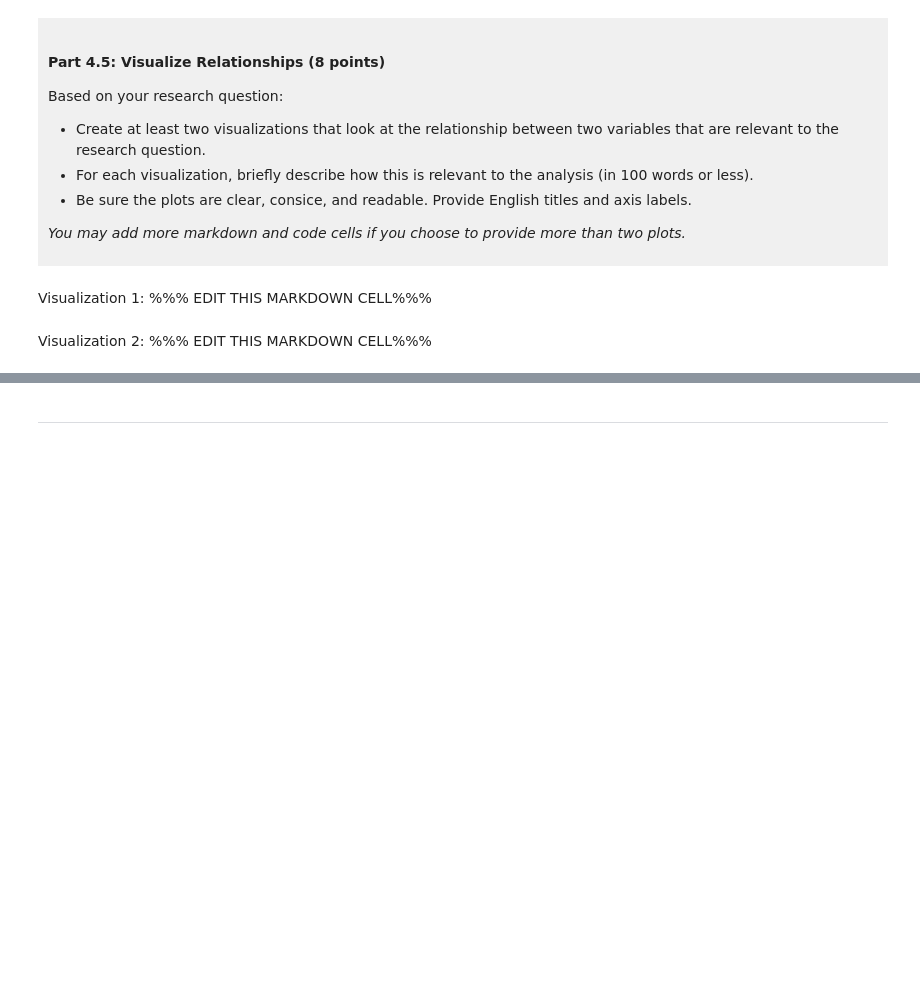
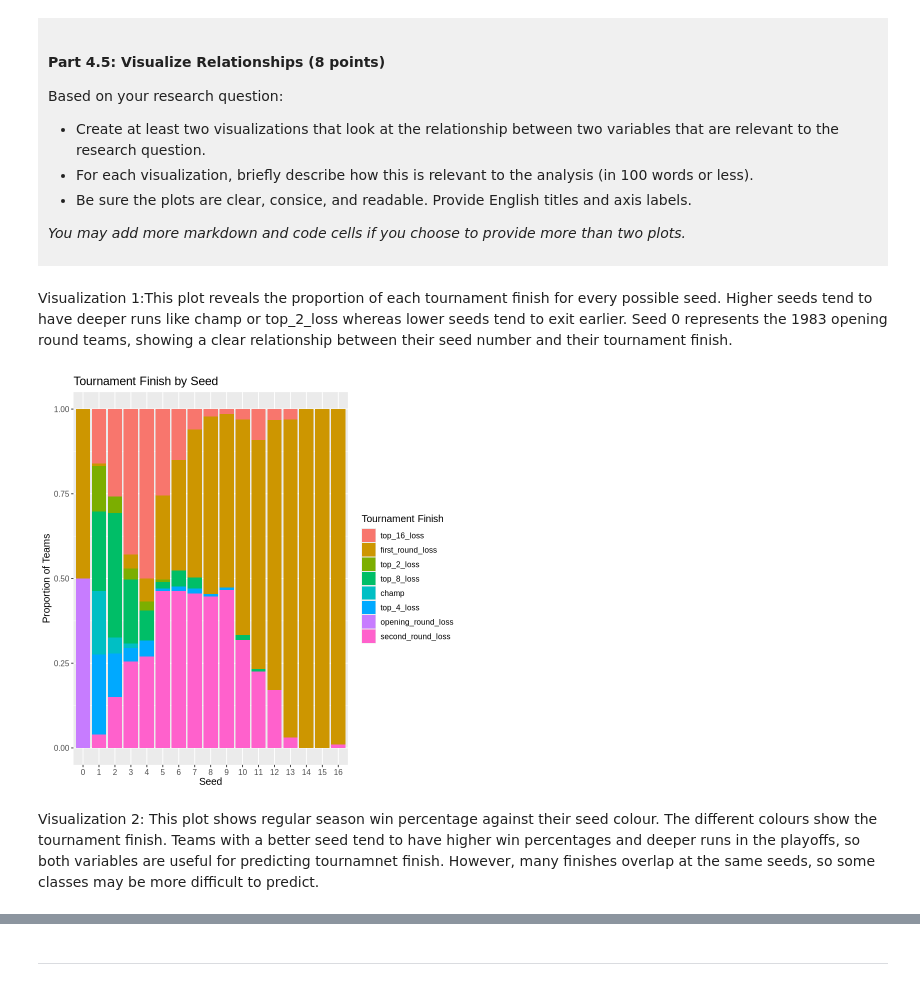
Before and after one commit to jacobntpoon/dsci-100-project-Jacob-Poon, a Jupyter notebook: dsci-100-project-notebook.ipynb, the cells around one changed output, grey strips where cells are left out. Cells and saved outputs as stored; diff of their text form; code cells hidden in the pictures; blank space fills up the shorter version.

```diff
--- a/dsci-100-project-notebook.ipynb
+++ b/dsci-100-project-notebook.ipynb
@@ -324,9 +375,17 @@ Based on your research question:
 *You may add more markdown and code cells if you choose to provide more than two plots.*
 </div>
 # %% [markdown]
-Visualization 1: %%% EDIT THIS MARKDOWN CELL%%%
+Visualization 1:This plot reveals the proportion of each tournament finish for every possible seed. Higher seeds tend to have deeper runs like champ or top_2_loss whereas lower seeds tend to exit earlier. Seed 0 represents the 1983 opening round teams, showing a clear relationship between their seed number and their tournament finish.
 # %%
-### EDIT THIS CODE CELL FOR VISUALIZATION 1###
+ggplot(march_tidy, aes(x = as_factor(seed), fill = tourney_finish)) +
+  geom_bar(position = "fill") +
+  labs(x = "Seed",
+       y = "Proportion of Teams",
+       fill = "Tournament Finish",
+       title = "Tournament Finish by Seed") +
+  theme(text = element_text(size = 12))
+# %% [output]
+[figure, added]
 # %% [markdown]
-Visualization 2: %%% EDIT THIS MARKDOWN CELL%%%
+Visualization 2: This plot shows regular season win percentage against their seed colour. The different colours show the tournament finish. Teams with a better seed tend to have higher win percentages and deeper runs in the playoffs, so both variables are useful for predicting tournamnet finish. However, many finishes overlap at the same seeds, so some classes may be more difficult to predict.
 # %%
```
Also changed, not shown: parts of 7 cells of this notebook.
